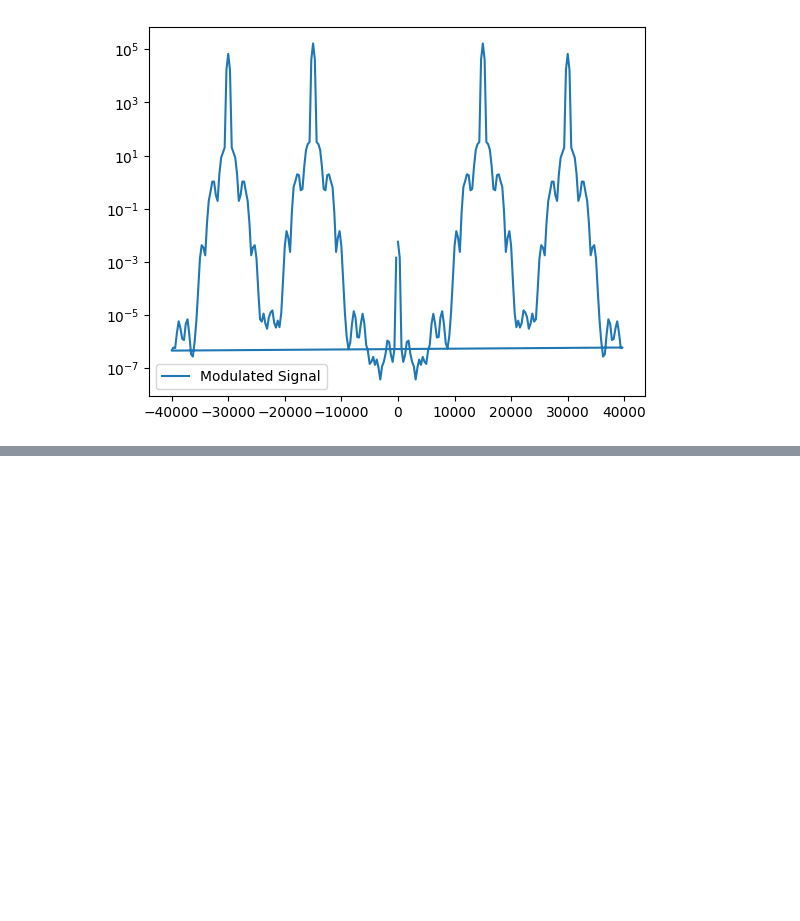
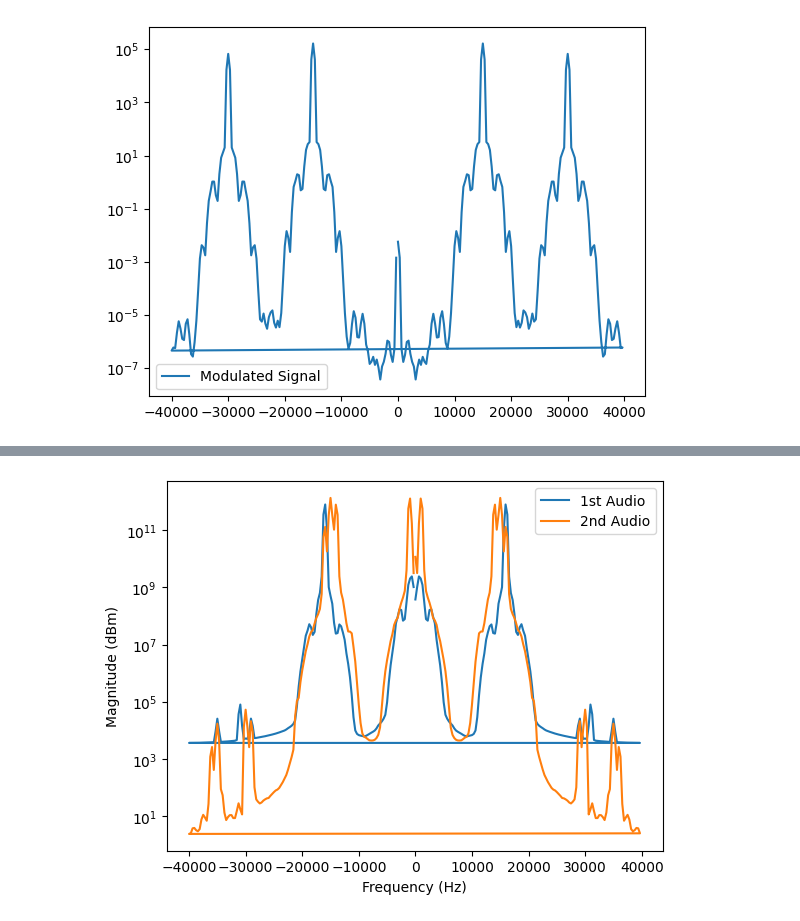
Before and after one commit to cleversonahum/digital_transmission_codes, a Jupyter notebook: codes/am-exercise-1.ipynb, the cells around one changed output, grey strips where cells are left out. Drawn from its saved outputs; the diff is of its cells as text; code cells hidden in the pictures; blank space fills up the shorter version.

```diff
--- a/codes/am-exercise-1.ipynb
+++ b/codes/am-exercise-1.ipynb
@@ -320,0 +379,15 @@ rbb2 = rx*np.cos(2*np.pi*n*carriers[1]+phase)
+# %%
+# Squaring the received signals
+rbb1_squared = np.power(rif1_filtered, 2)
+rbb2_squared = np.power(rif2_filtered, 2)
+xf_rbb1_squared, yf_rbb1_squared = signal.welch(rbb1_squared, Fs_tx, return_onesided=False)
+xf_rif2_squared, yf_rbb2_squared = signal.welch(rbb2_squared, Fs_tx, return_onesided=False)
+plt.figure()
+plt.semilogy(xf_rbb1_squared, yf_rbb1_squared, label="1st Audio")
+plt.semilogy(xf_rif2_squared, yf_rbb2_squared, label="2nd Audio")
+plt.legend()
+plt.xlabel("Frequency (Hz)")
+plt.ylabel("Magnitude (dBm)")
+plt.show()
+# %% [output]
+[figure, added]
```
Also changed, not shown: parts of 18 cells of this notebook.
